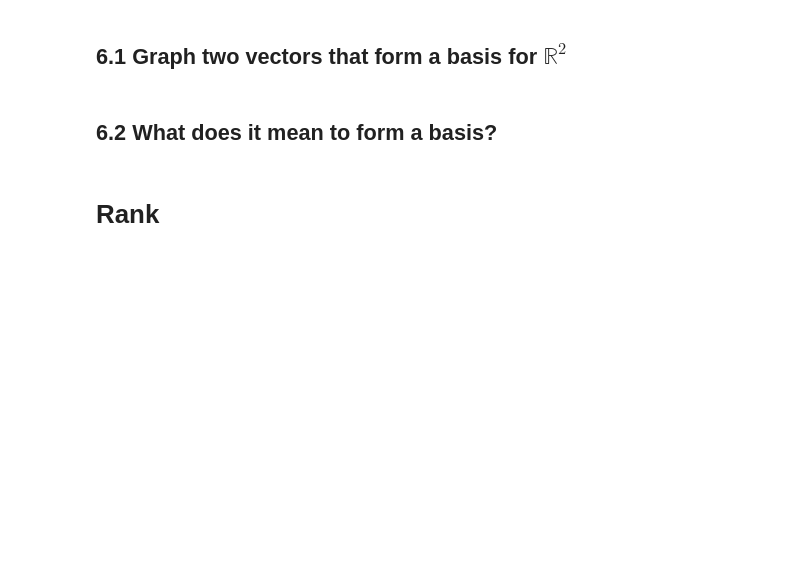
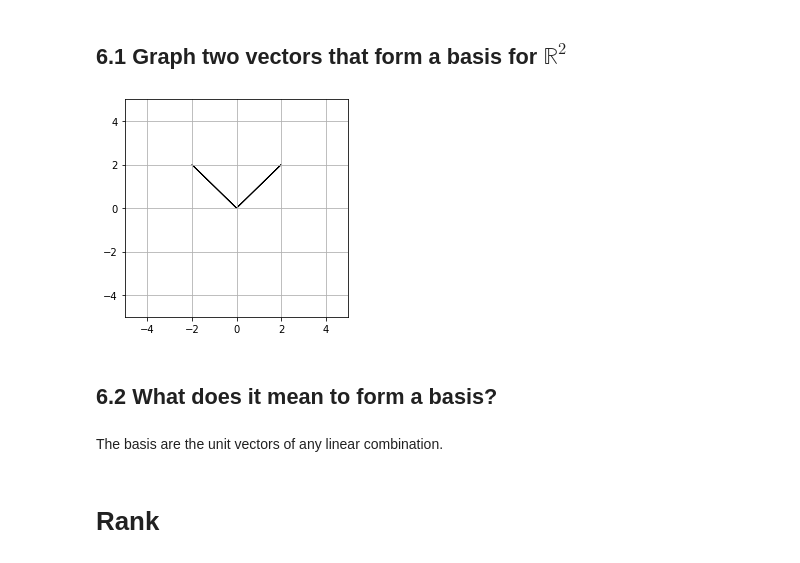
Before and after one commit to bjornlestrud/DS-Unit-1-Sprint-3-Linear-Algebra, a Jupyter notebook: Bjorn_LS_DS_132_Intermediate_Linear_Algebra_Assignment.ipynb, the cells around one changed output. Cells and saved outputs as stored; diff of their text form; code cells hidden in the pictures; blank space fills up the shorter version.

```diff
--- a/Bjorn_LS_DS_132_Intermediate_Linear_Algebra_Assignment.ipynb
+++ b/Bjorn_LS_DS_132_Intermediate_Linear_Algebra_Assignment.ipynb
@@ -241,8 +364,23 @@ n = \begin{bmatrix} 4 & 8  & 2\end{bmatrix}
 # Basis
 # %% [markdown]
 ## 6.1 Graph two vectors that form a basis for $\mathbb{R}^2$
+# %%
+vector_1 = [-2,2]
+vector_2 = [2,2]
+
+fig, ax = plt.subplots(figsize=(4,4))
+ax.grid()
+plt.xlim(-5,5)
+plt.ylim(-5,5)
+
+plt.arrow(0,0, vector_1[0], vector_1[1])
+plt.arrow(0,0, vector_2[0], vector_2[1]);
+# %% [output]
+[figure, added]
 # %% [markdown]
 ## 6.2 What does it mean to form a basis?
+# %% [markdown]
+The basis are the unit vectors of any linear combination.
 # %% [markdown]
 # Rank
 # %% [markdown]
```
Also changed, not shown: parts of 22 cells of this notebook.
